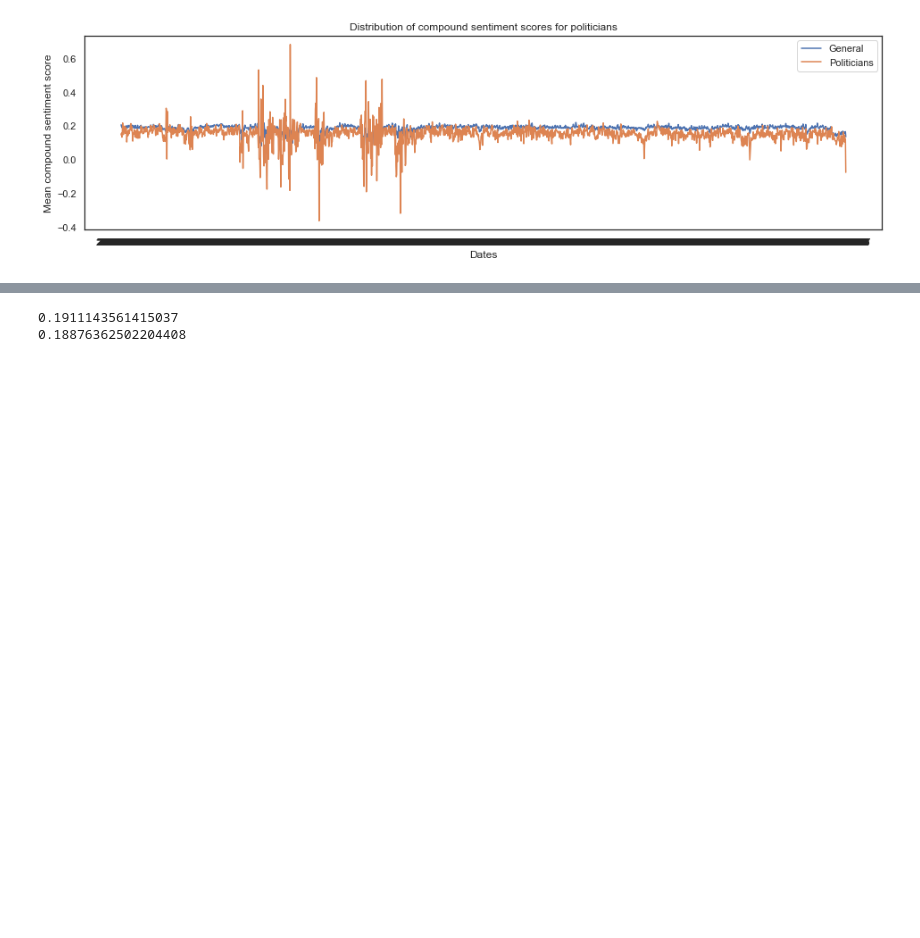
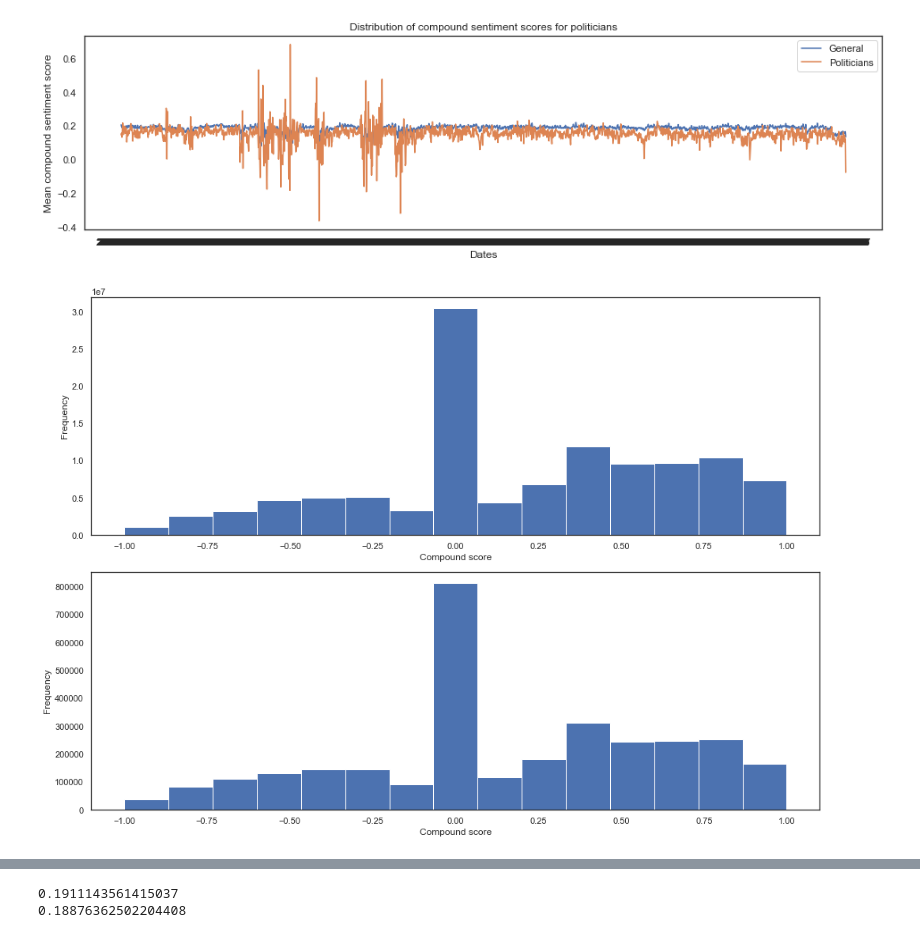
Before and after one commit to epfl-ada/ada-2021-project-gutta-boys, a Jupyter notebook: marcus_with_plotly.ipynb, the cells around one changed output, grey strips where cells are left out. Saved outputs shown, nothing was run; the diff lists cells and outputs as text; code cells hidden in the pictures; blank space fills up the shorter version.

```diff
--- a/marcus_with_plotly.ipynb
+++ b/marcus_with_plotly.ipynb
@@ -416,3 +420,20 @@ ax.set_yscale('linear')
 plt.show()
 # %% [output]
 [figure]
+# %%
+#Plotting the compound score distributions of all data and politicians
+
+fig, ax = plt.subplots(2,1, figsize=(14,10))
+
+ax[0].hist(frames[0].compound, bins=15)
+ax[0].set_xlabel('Compound score')
+ax[0].set_ylabel('Frequency')
+ax[1].hist(frames[3].compound, bins=15)
+ax[1].set_xlabel('Compound score')
+ax[1].set_ylabel('Frequency')
+
+fig.tight_layout()
+
+plt.show()
+# %% [output]
+[figure, added]
```
Also changed, not shown: parts of 20 cells of this notebook, 1 other file.
